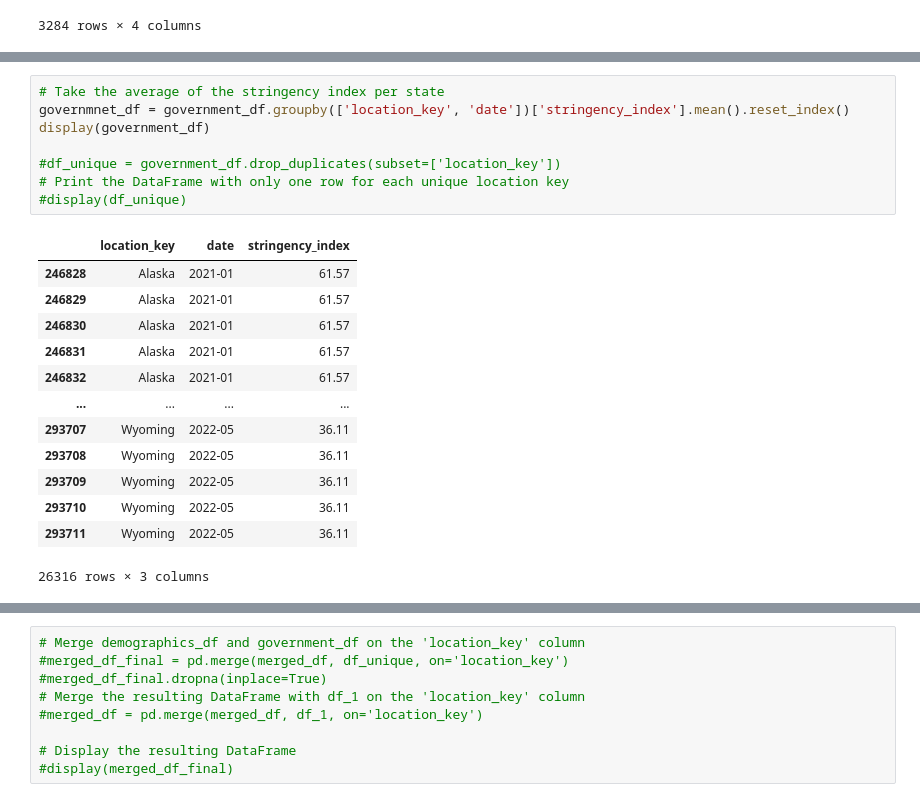
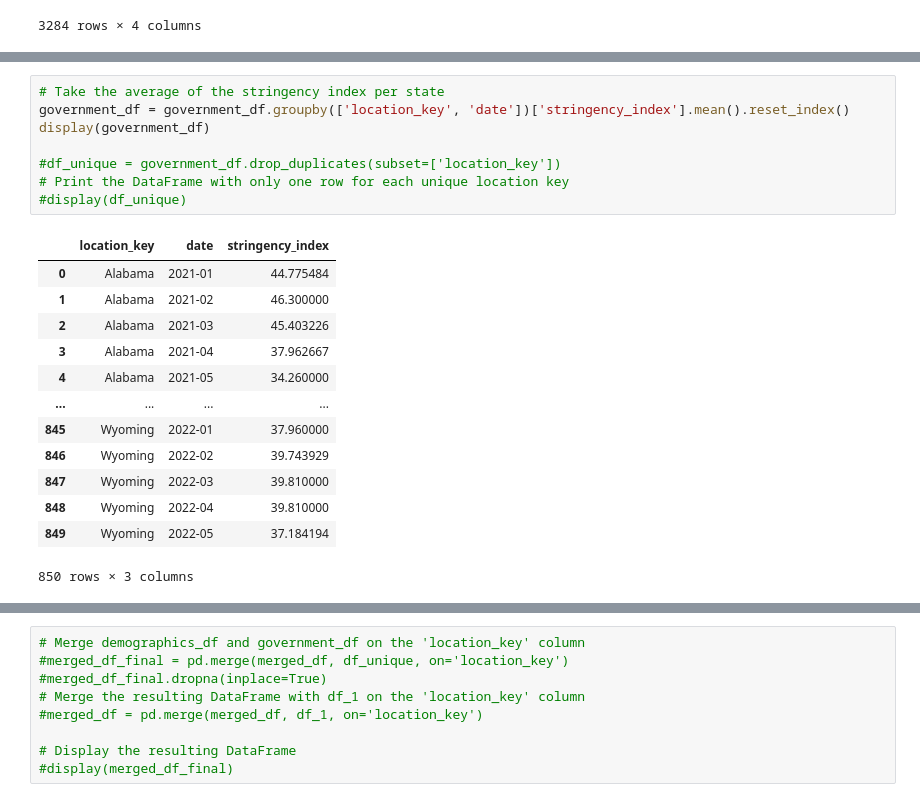
Before and after one commit to eunjeongc/covcast, a Jupyter notebook: Linear Regression.ipynb, the cells around one changed output, grey strips where cells are left out. Cells and saved outputs as stored; diff of their text form.

```diff
--- a/Linear Regression.ipynb
+++ b/Linear Regression.ipynb
@@ -402,26 +411,26 @@ display(government_df.head())
 | 246832 | Alaska | 2021-01 | 61.57 |
 # %%
 # Take the average of the stringency index per state
-governmnet_df = government_df.groupby(['location_key', 'date'])['stringency_index'].mean().reset_index()
+government_df = government_df.groupby(['location_key', 'date'])['stringency_index'].mean().reset_index()
 display(government_df)
 
 #df_unique = government_df.drop_duplicates(subset=['location_key'])
 # Print the DataFrame with only one row for each unique location key
 #display(df_unique)
 # %% [output]
 |  | location_key | date | stringency_index |
-| 246828 | Alaska | 2021-01 | 61.57 |
-| 246829 | Alaska | 2021-01 | 61.57 |
-| 246830 | Alaska | 2021-01 | 61.57 |
-| 246831 | Alaska | 2021-01 | 61.57 |
-| 246832 | Alaska | 2021-01 | 61.57 |
+| 0 | Alabama | 2021-01 | 44.775484 |
+| 1 | Alabama | 2021-02 | 46.300000 |
+| 2 | Alabama | 2021-03 | 45.403226 |
+| 3 | Alabama | 2021-04 | 37.962667 |
+| 4 | Alabama | 2021-05 | 34.260000 |
 | ... | ... | ... | ... |
-| 293707 | Wyoming | 2022-05 | 36.11 |
-| 293708 | Wyoming | 2022-05 | 36.11 |
-| 293709 | Wyoming | 2022-05 | 36.11 |
-| 293710 | Wyoming | 2022-05 | 36.11 |
-| 293711 | Wyoming | 2022-05 | 36.11 |
+| 845 | Wyoming | 2022-01 | 37.960000 |
+| 846 | Wyoming | 2022-02 | 39.743929 |
+| 847 | Wyoming | 2022-03 | 39.810000 |
+| 848 | Wyoming | 2022-04 | 39.810000 |
+| 849 | Wyoming | 2022-05 | 37.184194 |
-26316 rows × 3 columns
+850 rows × 3 columns
 # %%
 # Display the shapes of DataFrames before merging
 print("Shape of vaccination_search_df:", vaccination_search_df.shape)
```
Also changed, not shown: parts of 9 cells of this notebook.
